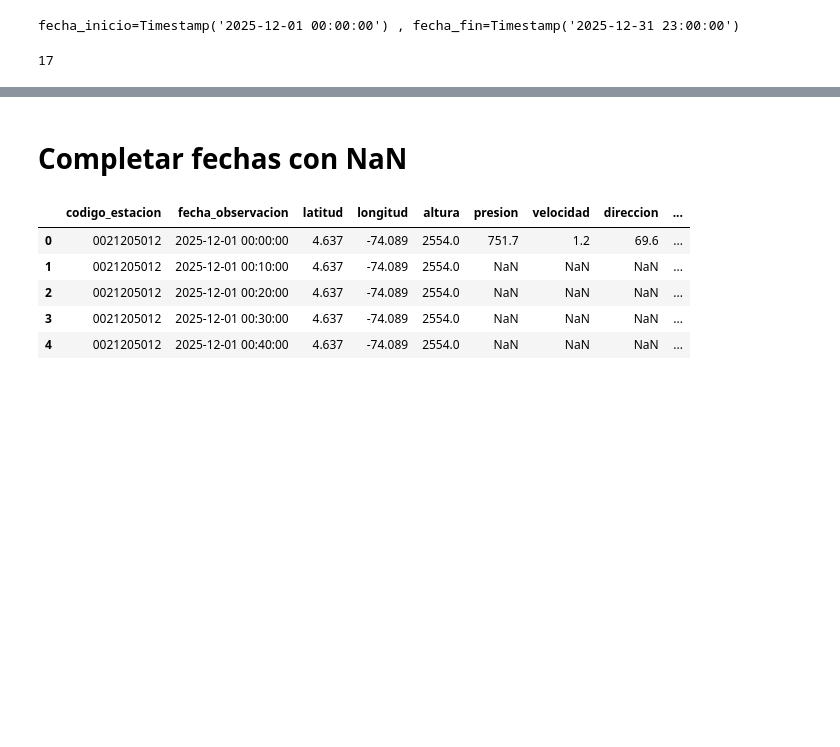
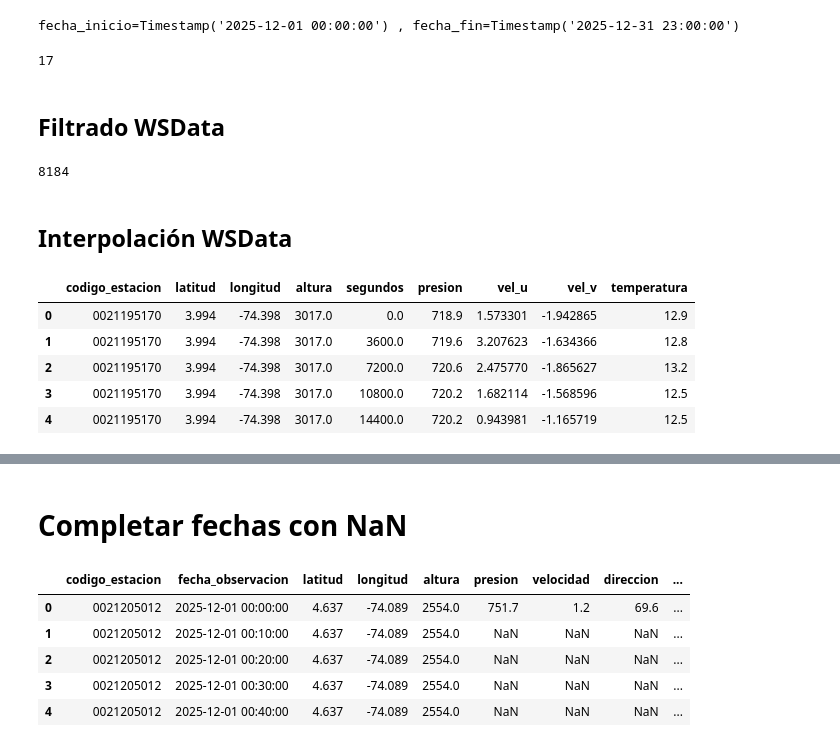
Before and after one commit to sagomeza1/pinns, a Jupyter notebook: cuadernos/preprocesamiento.ipynb, the cells around one changed output, grey strips where cells are left out. Drawn from its saved outputs; the diff is of its cells as text; code cells hidden in the pictures; blank space fills up the shorter version.

```diff
--- a/cuadernos/preprocesamiento.ipynb
+++ b/cuadernos/preprocesamiento.ipynb
@@ -287,3 +287,13 @@ wsdata = wsdata[[
     'vel_v',
     'temperatura',
 ]].copy()
+# %% [markdown]
+## Filtrado WSData
+# %%
+wsdata_filtrada = wsdata.loc[wsdata["presion"] < 775].copy()
+wsdata_filtrada = wsdata_filtrada.reset_index(drop=True)
+wsdata_filtrada.shape[0]
+# %% [output]
+8184
+# %% [markdown]
+## Interpolación WSData
@@ -289,0 +302,9 @@ wsdata = wsdata[[
+# %%
+wsdata_filtrada.head()
+# %% [output]
+|  | codigo_estacion | latitud | longitud | altura | segundos | presion | vel_u | vel_v | temperatura |
+| 0 | 0021195170 | 3.994 | -74.398 | 3017.0 | 0.0 | 718.9 | 1.573301 | -1.942865 | 12.9 |
+| 1 | 0021195170 | 3.994 | -74.398 | 3017.0 | 3600.0 | 719.6 | 3.207623 | -1.634366 | 12.8 |
+| 2 | 0021195170 | 3.994 | -74.398 | 3017.0 | 7200.0 | 720.6 | 2.475770 | -1.865627 | 13.2 |
+| 3 | 0021195170 | 3.994 | -74.398 | 3017.0 | 10800.0 | 720.2 | 1.682114 | -1.568596 | 12.5 |
+| 4 | 0021195170 | 3.994 | -74.398 | 3017.0 | 14400.0 | 720.2 | 0.943981 | -1.165719 | 12.5 |
```
Also changed, not shown: parts of 15 cells of this notebook, 2 other files.
